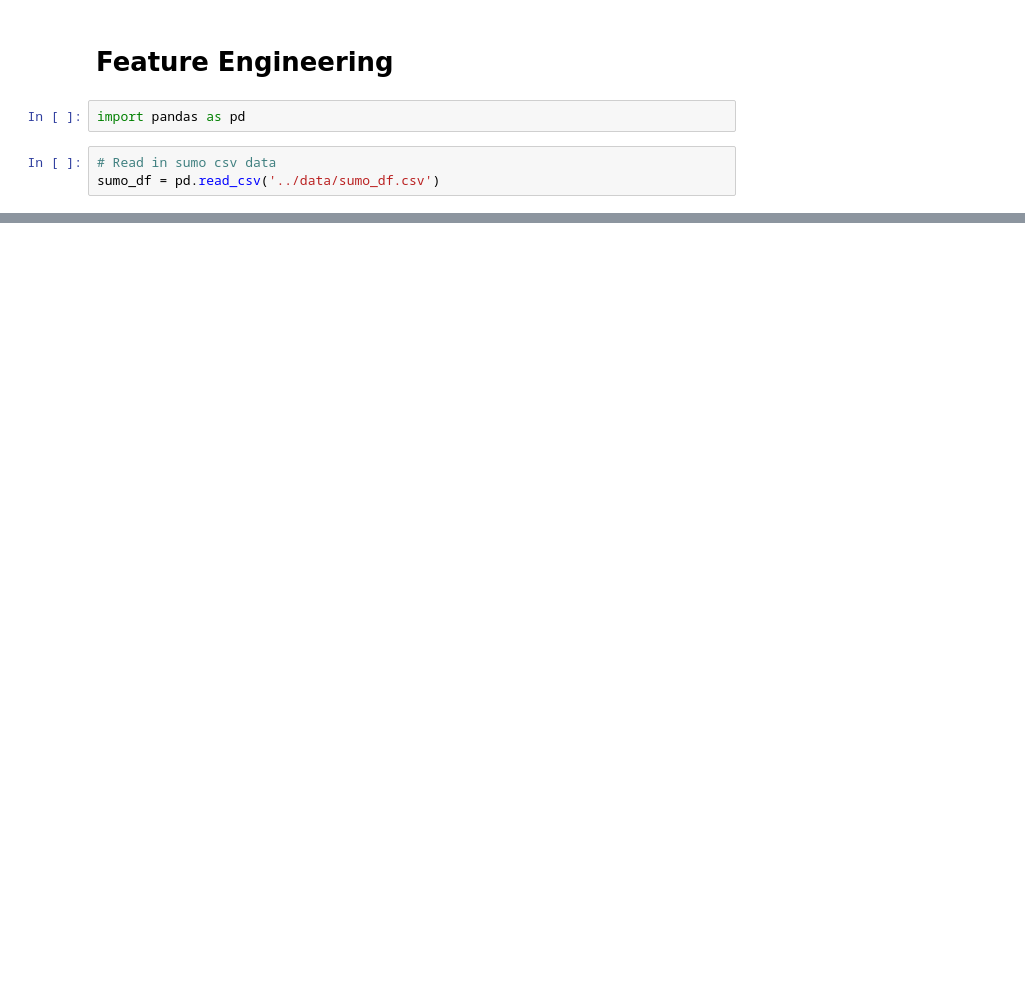
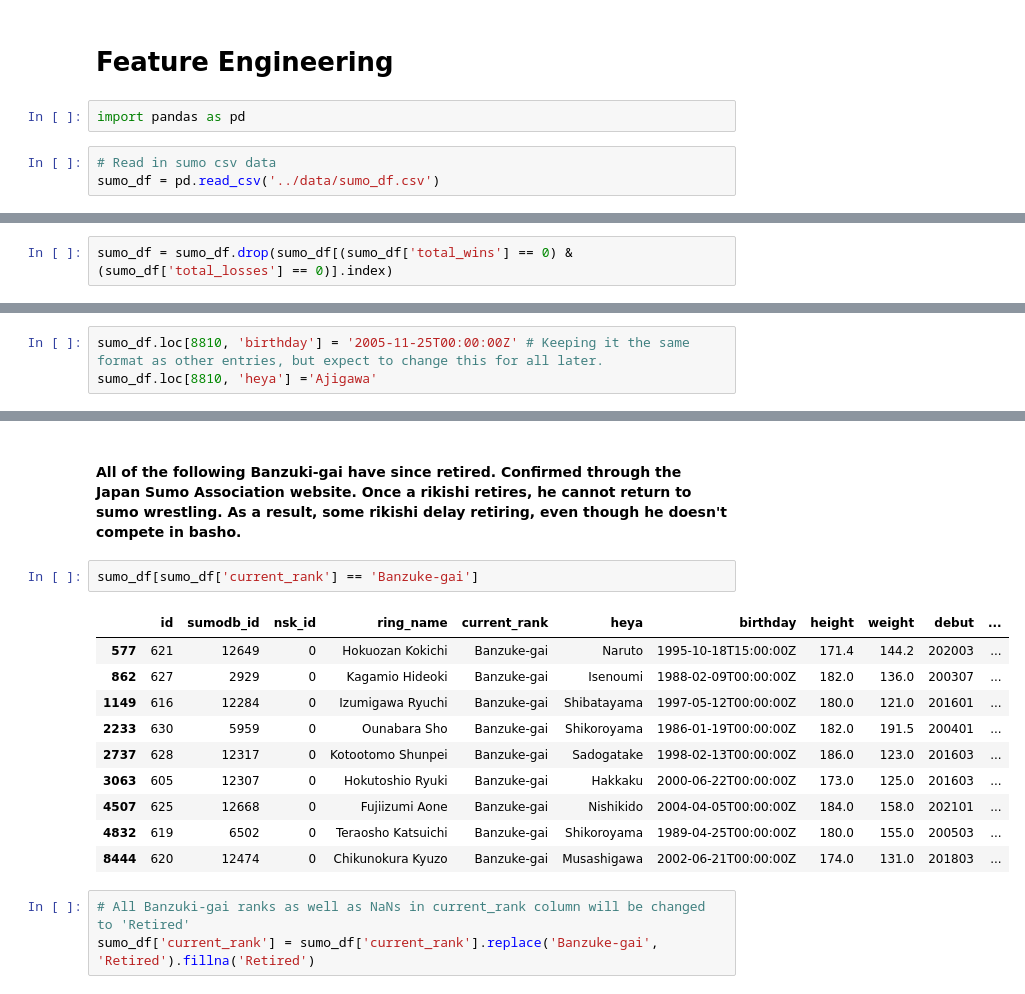
Before and after one commit to FragariaChemist/sumo, a Jupyter notebook: code/02_feature_engineering.ipynb, the cells around one changed output, grey strips where cells are left out. Cells and saved outputs as stored; diff of their text form; blank space fills up the shorter version.

```diff
--- a/code/02_feature_engineering.ipynb
+++ b/code/02_feature_engineering.ipynb
@@ -159,0 +115,2 @@ Name: count, dtype: int64
+# %%
+sumo_df = sumo_df.drop(sumo_df[(sumo_df['total_wins'] == 0) & (sumo_df['total_losses'] == 0)].index)
@@ -159,0 +125,3 @@ Name: count, dtype: int64
+# %%
+sumo_df.loc[8810, 'birthday'] = '2005-11-25T00:00:00Z' # Keeping it the same format as other entries, but expect to change this for all later.
+sumo_df.loc[8810, 'heya'] ='Ajigawa'
@@ -159,0 +189,18 @@ Name: count, dtype: int64
+# %% [markdown]
+#### All of the following Banzuki-gai have since retired.  Confirmed through the Japan Sumo Association website.  Once a rikishi retires, he cannot return to sumo wrestling.  As a result, some rikishi delay retiring, even though he doesn't compete in basho.
+# %%
+sumo_df[sumo_df['current_rank'] == 'Banzuke-gai']
+# %% [output]
+|  | id | sumodb_id | nsk_id | ring_name | current_rank | heya | birthday | height | weight | debut | ... |
+| 577 | 621 | 12649 | 0 | Hokuozan Kokichi | Banzuke-gai | Naruto | 1995-10-18T15:00:00Z | 171.4 | 144.2 | 202003 | ... |
+| 862 | 627 | 2929 | 0 | Kagamio Hideoki | Banzuke-gai | Isenoumi | 1988-02-09T00:00:00Z | 182.0 | 136.0 | 200307 | ... |
+| 1149 | 616 | 12284 | 0 | Izumigawa Ryuchi | Banzuke-gai | Shibatayama | 1997-05-12T00:00:00Z | 180.0 | 121.0 | 201601 | ... |
+| 2233 | 630 | 5959 | 0 | Ounabara Sho | Banzuke-gai | Shikoroyama | 1986-01-19T00:00:00Z | 182.0 | 191.5 | 200401 | ... |
+| 2737 | 628 | 12317 | 0 | Kotootomo Shunpei | Banzuke-gai | Sadogatake | 1998-02-13T00:00:00Z | 186.0 | 123.0 | 201603 | ... |
+| 3063 | 605 | 12307 | 0 | Hokutoshio Ryuki | Banzuke-gai | Hakkaku | 2000-06-22T00:00:00Z | 173.0 | 125.0 | 201603 | ... |
+| 4507 | 625 | 12668 | 0 | Fujiizumi Aone | Banzuke-gai | Nishikido | 2004-04-05T00:00:00Z | 184.0 | 158.0 | 202101 | ... |
+| 4832 | 619 | 6502 | 0 | Teraosho Katsuichi | Banzuke-gai | Shikoroyama | 1989-04-25T00:00:00Z | 180.0 | 155.0 | 200503 | ... |
+| 8444 | 620 | 12474 | 0 | Chikunokura Kyuzo | Banzuke-gai | Musashigawa | 2002-06-21T00:00:00Z | 174.0 | 131.0 | 201803 | ... |
+# %%
+# All Banzuki-gai ranks as well as NaNs in current_rank column will be changed to 'Retired'
+sumo_df['current_rank'] = sumo_df['current_rank'].replace('Banzuke-gai', 'Retired').fillna('Retired')
```
Also changed, not shown: parts of 126 cells of this notebook.
